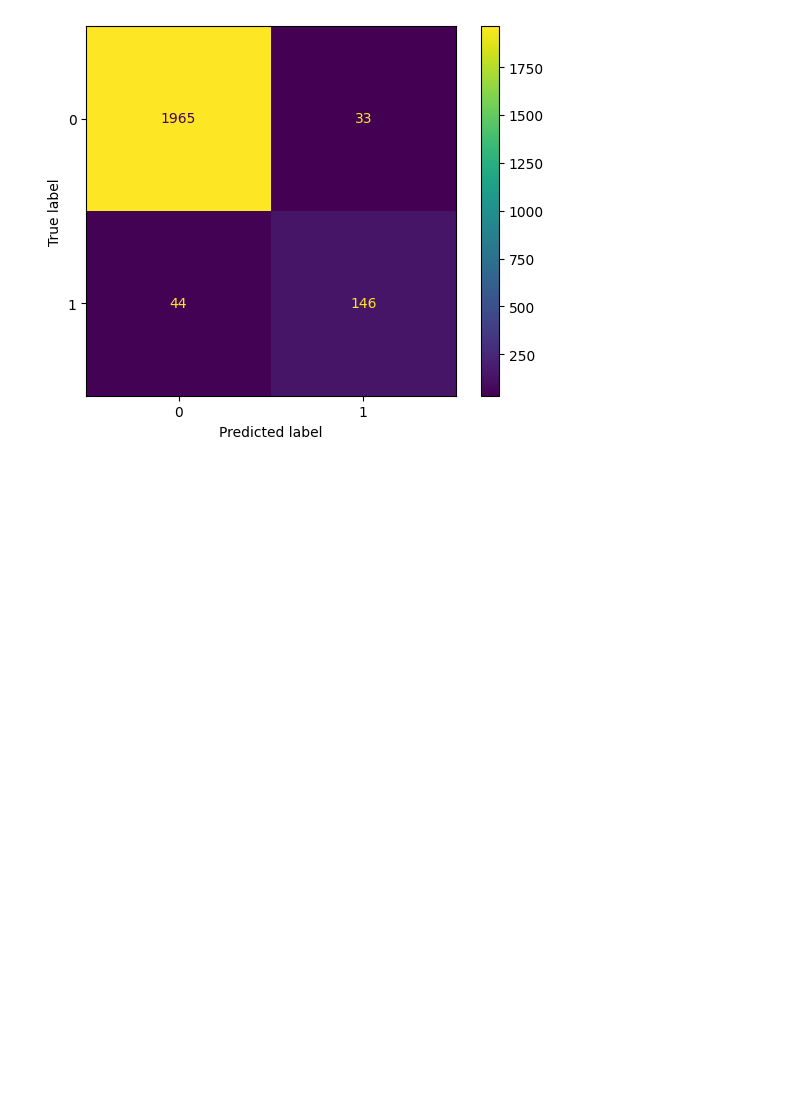
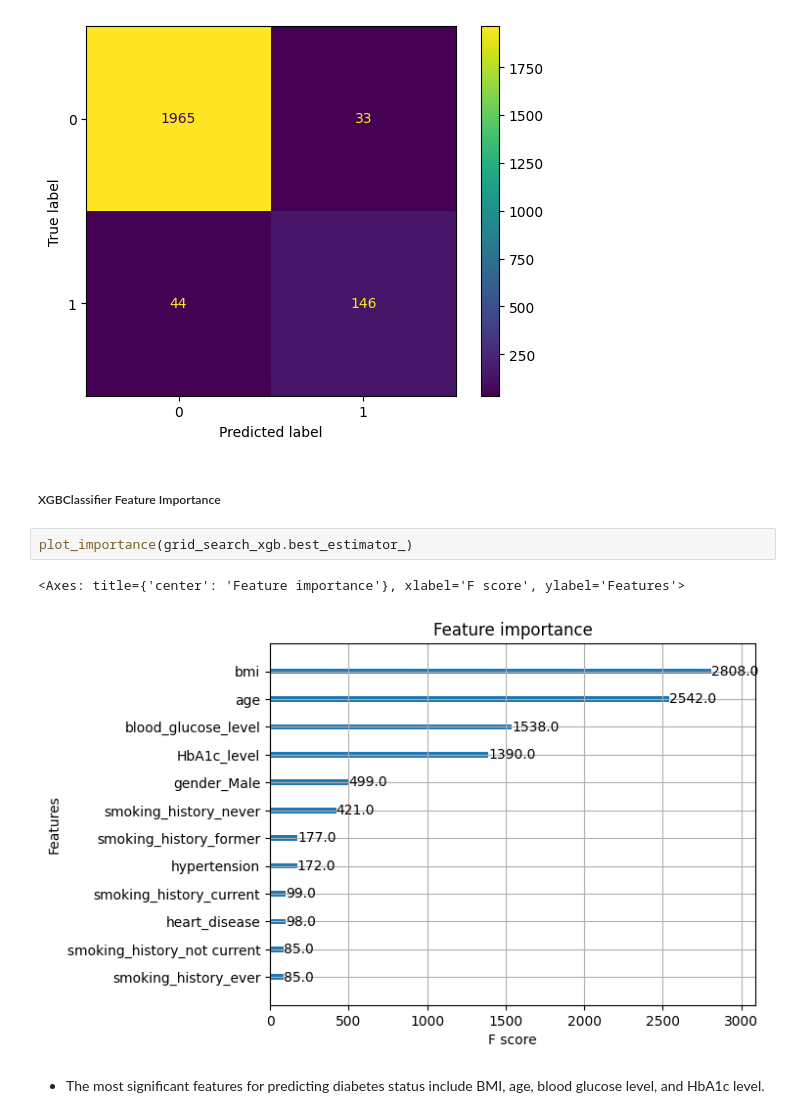
Before and after one commit to duyilemi/diabetes_prediction_model, a Jupyter notebook: diabetes_prediction.ipynb, the cells around one changed output. Drawn from its saved outputs; the diff is of its cells as text; blank space fills up the shorter version.

```diff
--- a/diabetes_prediction.ipynb
+++ b/diabetes_prediction.ipynb
@@ -535,3 +609,12 @@ disp = ConfusionMatrixDisplay(confusion_matrix=cm,
 disp.plot(values_format='');
 # %% [output]
 [figure]
+# %% [markdown]
+##### XGBClassifier Feature Importance
+# %%
+plot_importance(grid_search_xgb.best_estimator_)
+# %% [output]
+<Axes: title={'center': 'Feature importance'}, xlabel='F score', ylabel='Features'>
+[figure, added]
+# %% [markdown]
++   The most significant features for predicting diabetes status include BMI, age, blood glucose level, and HbA1c level.
```
Also changed, not shown: parts of 29 cells of this notebook, 1 other file.
